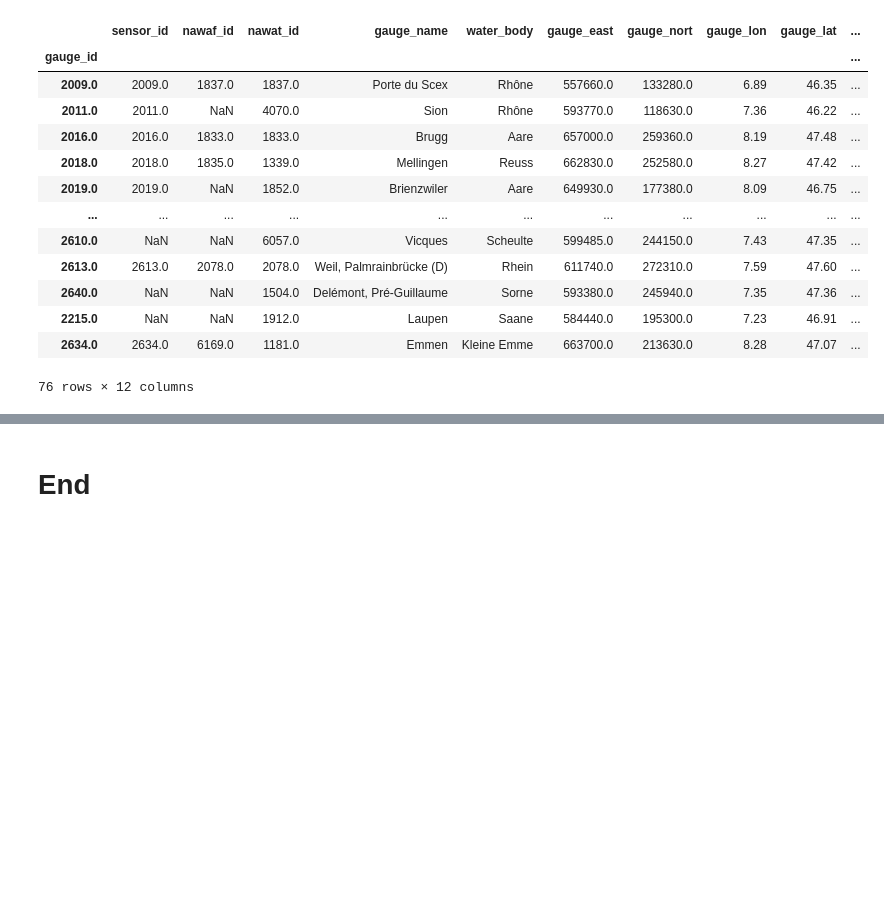
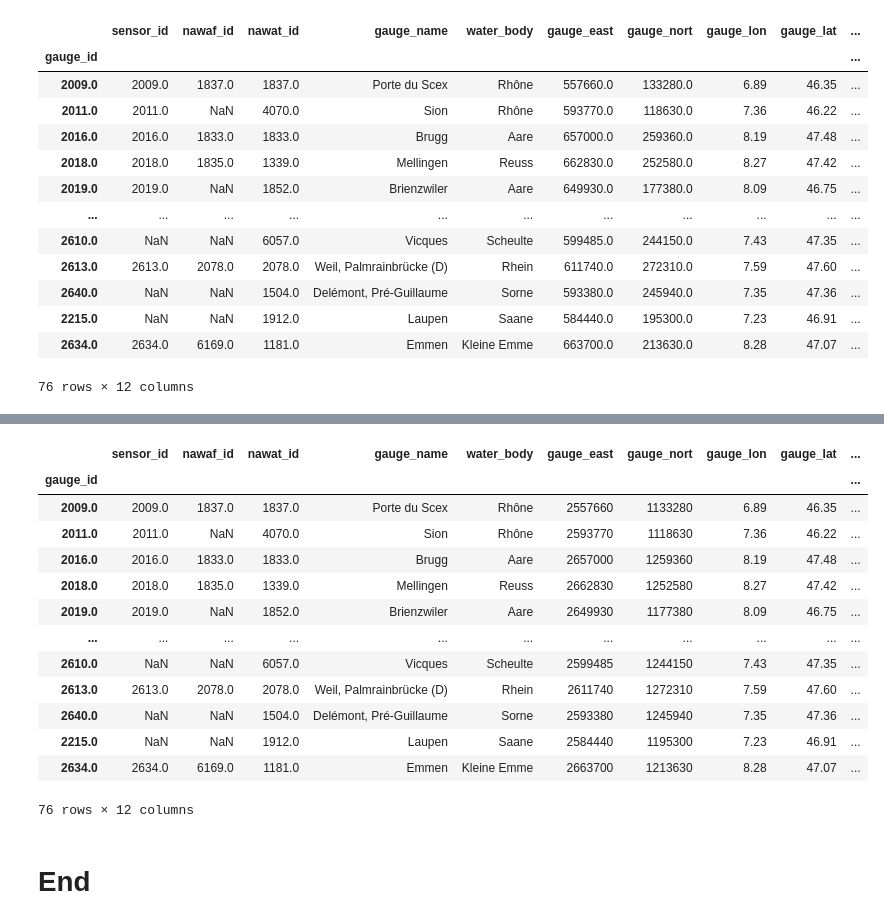
Before and after one commit to thiagovmdon/camels-ch-chem-paper, a Jupyter notebook: code/camels_ch_chem_A_metadata.ipynb, the cells around one changed output, grey strips where cells are left out. Cells and saved outputs as stored; diff of their text form; code cells hidden in the pictures; blank space fills up the shorter version.

```diff
--- a/code/camels_ch_chem_A_metadata.ipynb
+++ b/code/camels_ch_chem_A_metadata.ipynb
@@ -635,0 +798,20 @@ camels_ch_chem_catchment_boundaries_nawat.to_file("results\\Dataset\shapefiles\\
+# %%
+camels_ch_chem_catchment_boundaries_nawat = gpd.read_file("results\Dataset\shapefiles\\nawa_trend_del\camels_ch_chem_catchment_boundaries_nawat.shp")
+camels_ch_chem_catchment_boundaries_nawat.set_index("gauge_id", inplace=True)
+camels_ch_chem_catchment_boundaries_nawat[["gauge_east", "gauge_nort"]] = network_camels_ch_chem[["gauge_easting", "gauge_northing"]]
+camels_ch_chem_catchment_boundaries_nawat
+# %% [output]
+|  | sensor_id | nawaf_id | nawat_id | gauge_name | water_body | gauge_east | gauge_nort | gauge_lon | gauge_lat | ... |
+| gauge_id |  |  |  |  |  |  |  |  |  | ... |
+| 2009.0 | 2009.0 | 1837.0 | 1837.0 | Porte du Scex | Rhône | 2557660 | 1133280 | 6.89 | 46.35 | ... |
+| 2011.0 | 2011.0 | NaN | 4070.0 | Sion | Rhône | 2593770 | 1118630 | 7.36 | 46.22 | ... |
+| 2016.0 | 2016.0 | 1833.0 | 1833.0 | Brugg | Aare | 2657000 | 1259360 | 8.19 | 47.48 | ... |
+| 2018.0 | 2018.0 | 1835.0 | 1339.0 | Mellingen | Reuss | 2662830 | 1252580 | 8.27 | 47.42 | ... |
+| 2019.0 | 2019.0 | NaN | 1852.0 | Brienzwiler | Aare | 2649930 | 1177380 | 8.09 | 46.75 | ... |
+| ... | ... | ... | ... | ... | ... | ... | ... | ... | ... | ... |
+| 2610.0 | NaN | NaN | 6057.0 | Vicques | Scheulte | 2599485 | 1244150 | 7.43 | 47.35 | ... |
+| 2613.0 | 2613.0 | 2078.0 | 2078.0 | Weil, Palmrainbrücke (D) | Rhein | 2611740 | 1272310 | 7.59 | 47.60 | ... |
+| 2640.0 | NaN | NaN | 1504.0 | Delémont, Pré-Guillaume | Sorne | 2593380 | 1245940 | 7.35 | 47.36 | ... |
+| 2215.0 | NaN | NaN | 1912.0 | Laupen | Saane | 2584440 | 1195300 | 7.23 | 46.91 | ... |
+| 2634.0 | 2634.0 | 6169.0 | 1181.0 | Emmen | Kleine Emme | 2663700 | 1213630 | 8.28 | 47.07 | ... |
+76 rows × 12 columns
```
Also changed, not shown: parts of 15 cells of this notebook, 1 other file.
